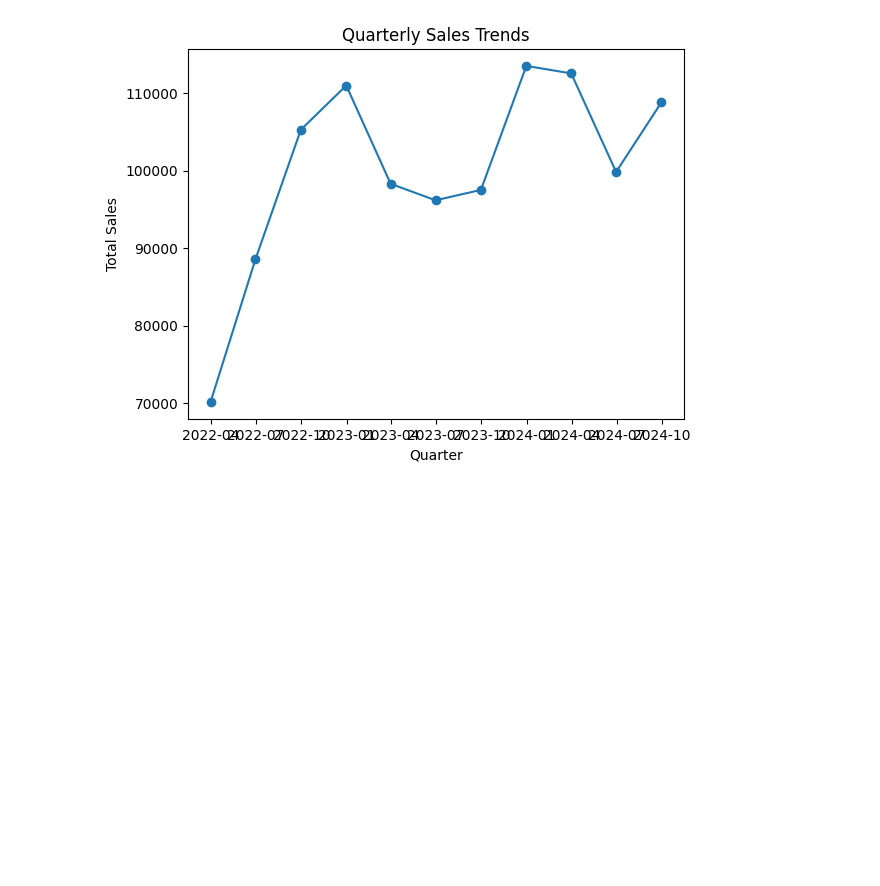
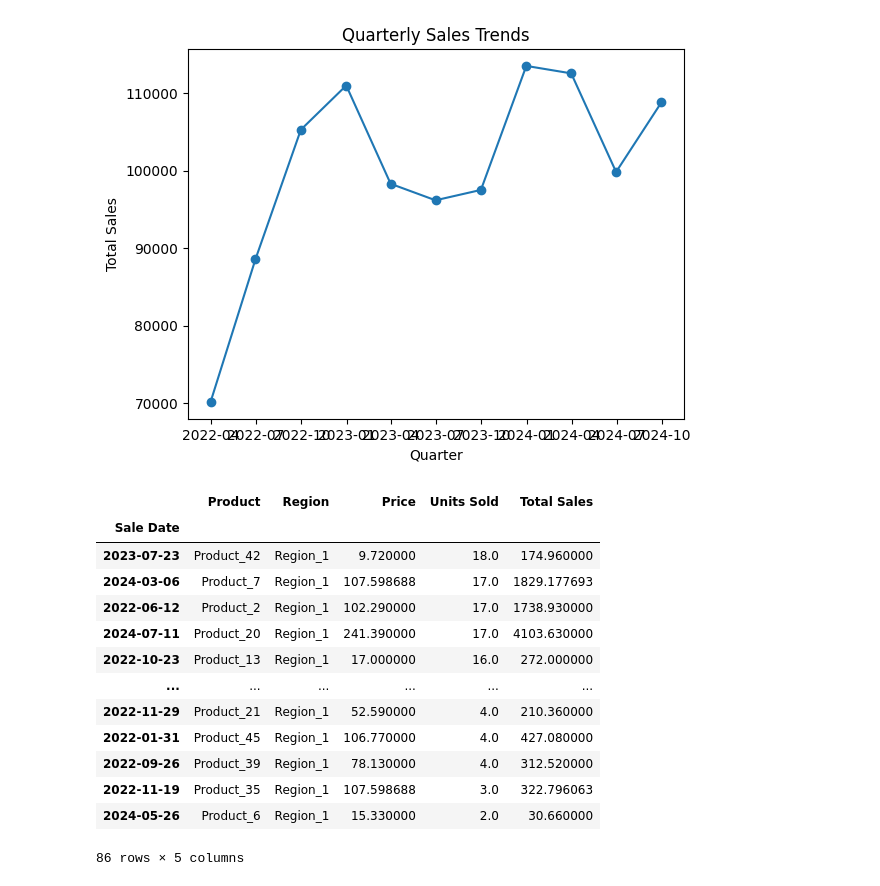
Before and after one commit to LuyiLiuAmber/Luyi, a Jupyter notebook: assignment 1/Luyi Liu_assign1.ipynb, the cells around one changed output. Cells and saved outputs as stored; diff of their text form; code cells hidden in the pictures; blank space fills up the shorter version.

```diff
--- a/assignment 1/Luyi Liu_assign1.ipynb
+++ b/assignment 1/Luyi Liu_assign1.ipynb
@@ -332,3 +328,24 @@ plt.title('Quarterly Sales Trends')
 plt.show()
 # %% [output]
 [figure]
+# %%
+#Group data of the same Region together
+#See in different region which product sold the more units
+#Than see in different region which product got more income(total sales)
+df_grouped=df.groupby('Region')
+df_grouped.get_group('Region_1').sort_values('Units Sold',ascending= False)
+# %% [output]
+|  | Product | Region | Price | Units Sold | Total Sales |
+| Sale Date |  |  |  |  |  |
+| 2023-07-23 | Product_42 | Region_1 | 9.720000 | 18.0 | 174.960000 |
+| 2024-03-06 | Product_7 | Region_1 | 107.598688 | 17.0 | 1829.177693 |
+| 2022-06-12 | Product_2 | Region_1 | 102.290000 | 17.0 | 1738.930000 |
+| 2024-07-11 | Product_20 | Region_1 | 241.390000 | 17.0 | 4103.630000 |
+| 2022-10-23 | Product_13 | Region_1 | 17.000000 | 16.0 | 272.000000 |
+| ... | ... | ... | ... | ... | ... |
+| 2022-11-29 | Product_21 | Region_1 | 52.590000 | 4.0 | 210.360000 |
+| 2022-01-31 | Product_45 | Region_1 | 106.770000 | 4.0 | 427.080000 |
+| 2022-09-26 | Product_39 | Region_1 | 78.130000 | 4.0 | 312.520000 |
+| 2022-11-19 | Product_35 | Region_1 | 107.598688 | 3.0 | 322.796063 |
+| 2024-05-26 | Product_6 | Region_1 | 15.330000 | 2.0 | 30.660000 |
+86 rows × 5 columns
```
Also changed, not shown: parts of 32 cells of this notebook.
